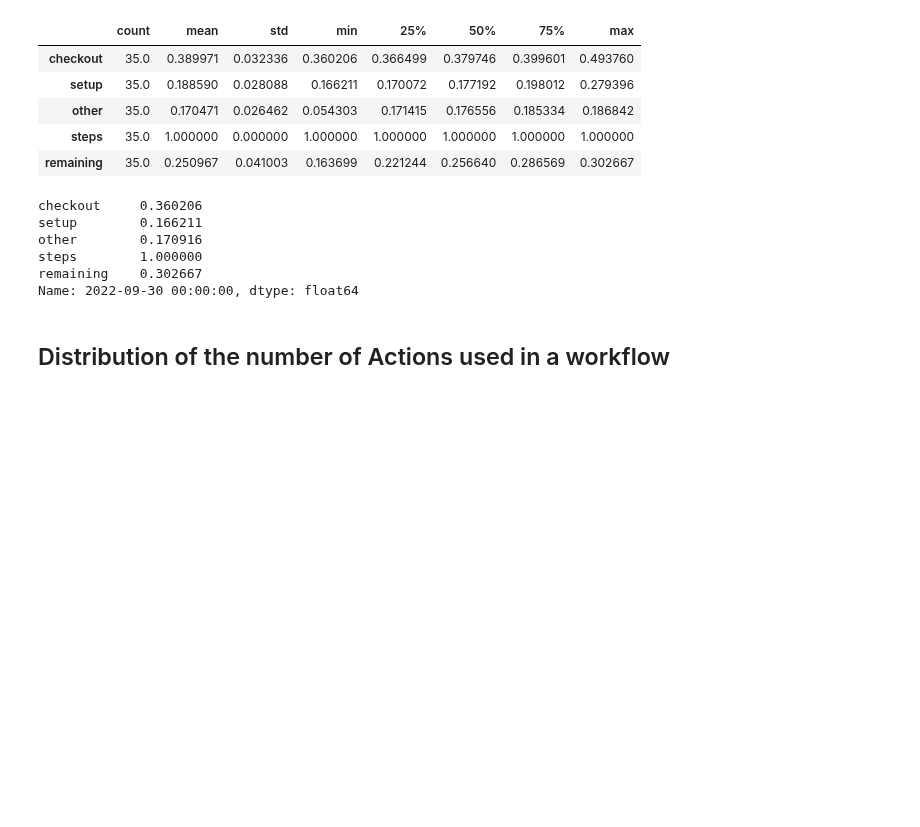
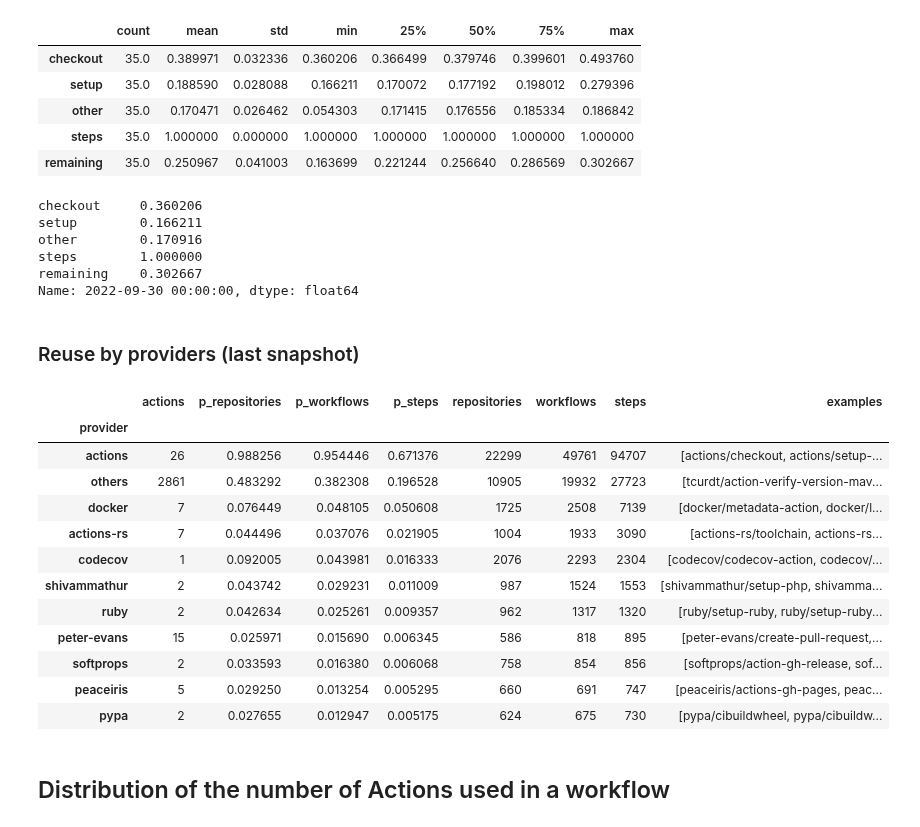
Before and after one commit to AlexandreDecan/secos-ghalag, a Jupyter notebook: notebooks/Data Overview.ipynb, the cells around one changed output. Drawn from its saved outputs; the diff is of its cells as text; code cells hidden in the pictures; blank space fills up the shorter version.

Commit message:
Most frequently used Actions per provider

```diff
--- a/notebooks/Data Overview.ipynb
+++ b/notebooks/Data Overview.ipynb
@@ -350,6 +350,80 @@ other        0.170916
 steps        1.000000
 remaining    0.302667
 Name: 2022-09-30 00:00:00, dtype: float64
+# %% [markdown]
+### Reuse by providers (last snapshot)
+# %%
+(
+    df_repo[['repository', 'date', 'workflow']]
+    # Latest snapshot
+    [lambda d: d.date == d.date.max()]
+    .merge(
+        df_steps[['workflow', 'uses']],
+        how='left',
+        on='workflow',
+    )
+    [lambda d: ~d.uses.isnull()]
+    [lambda d: ~d.uses.str.startswith(('docker://', './', 'http'))]
+    [lambda d: d.uses.str.count('/') == 1]
+    .assign(action=lambda d: d.uses.str.split('@', n=1).str[0].str.lower())
+    .assign(provider=lambda d: d.uses.str.split('/', n=1).str[0].str.lower())
+    # Create unique identifiers for repo, workflows and steps
+    .assign(
+        repository_id=lambda d: d.repository,
+        workflow_id=lambda d: d.repository + d.workflow,
+        step_id=lambda d: d.repository + d.workflow + d.uses,
+    )
+    # Count items now, so we can use them to compute the proportions later
+    .assign(
+        t_repositories=lambda d: d.repository_id.nunique(),
+        t_workflows=lambda d: d.workflow_id.nunique(),
+        t_steps=lambda d: d.step_id.nunique(),
+    )
+    # next block is to get the "Others" line of corresponding Table in the paper
+    # If dataset is updated, the list of top-10 providers should be adapted
+    .assign(provider=lambda d:
+        np.where(
+            ~d.provider.isin(['actions', 'docker', 'actions-rs', 'codecov', 'shivammathur', 'ruby', 'peter-evans', 'softprops', 'peaceiris', 'pypa']),
+            'others',
+            d.provider
+        )
+    )
+
+    # Group per provider and count unique repo, workflow, step
+    .groupby('provider', as_index=True, sort=False)
+    .agg(
+        t_repositories=('t_repositories', 'max'),
+        t_workflows=('t_workflows', 'max'),
+        t_steps=('t_steps', 'max'),
+        repositories=('repository_id', 'nunique'),
+        workflows=('workflow_id', 'nunique'),
+        steps=('step_id', 'nunique'),
+        actions=('action', 'nunique'),
+        examples=('action', list),
+    )
+    # Proportions
+    .assign(
+        p_repositories=lambda d: d.repositories / d.t_repositories,
+        p_workflows=lambda d: d.workflows / d.t_workflows,
+        p_steps=lambda d: d.steps / d.t_steps,
+    )
+    .sort_values('p_steps', ascending=False)
+    [['actions', 'p_repositories', 'p_workflows', 'p_steps', 'repositories', 'workflows', 'steps', 'examples']]
+)
+# %% [output]
+|  | actions | p_repositories | p_workflows | p_steps | repositories | workflows | steps | examples |
+| provider |  |  |  |  |  |  |  |  |
+| actions | 26 | 0.988256 | 0.954446 | 0.671376 | 22299 | 49761 | 94707 | [actions/checkout, actions/setup-... |
+| others | 2861 | 0.483292 | 0.382308 | 0.196528 | 10905 | 19932 | 27723 | [tcurdt/action-verify-version-mav... |
+| docker | 7 | 0.076449 | 0.048105 | 0.050608 | 1725 | 2508 | 7139 | [docker/metadata-action, docker/l... |
+| actions-rs | 7 | 0.044496 | 0.037076 | 0.021905 | 1004 | 1933 | 3090 | [actions-rs/toolchain, actions-rs... |
+| codecov | 1 | 0.092005 | 0.043981 | 0.016333 | 2076 | 2293 | 2304 | [codecov/codecov-action, codecov/... |
+| shivammathur | 2 | 0.043742 | 0.029231 | 0.011009 | 987 | 1524 | 1553 | [shivammathur/setup-php, shivamma... |
+| ruby | 2 | 0.042634 | 0.025261 | 0.009357 | 962 | 1317 | 1320 | [ruby/setup-ruby, ruby/setup-ruby... |
+| peter-evans | 15 | 0.025971 | 0.015690 | 0.006345 | 586 | 818 | 895 | [peter-evans/create-pull-request,... |
+| softprops | 2 | 0.033593 | 0.016380 | 0.006068 | 758 | 854 | 856 | [softprops/action-gh-release, sof... |
+| peaceiris | 5 | 0.029250 | 0.013254 | 0.005295 | 660 | 691 | 747 | [peaceiris/actions-gh-pages, peac... |
+| pypa | 2 | 0.027655 | 0.012947 | 0.005175 | 624 | 675 | 730 | [pypa/cibuildwheel, pypa/cibuildw... |
 # %% [markdown]
 ## Distribution of the number of Actions used in a workflow
 # %%
```
Also changed, not shown: 3 other files.
